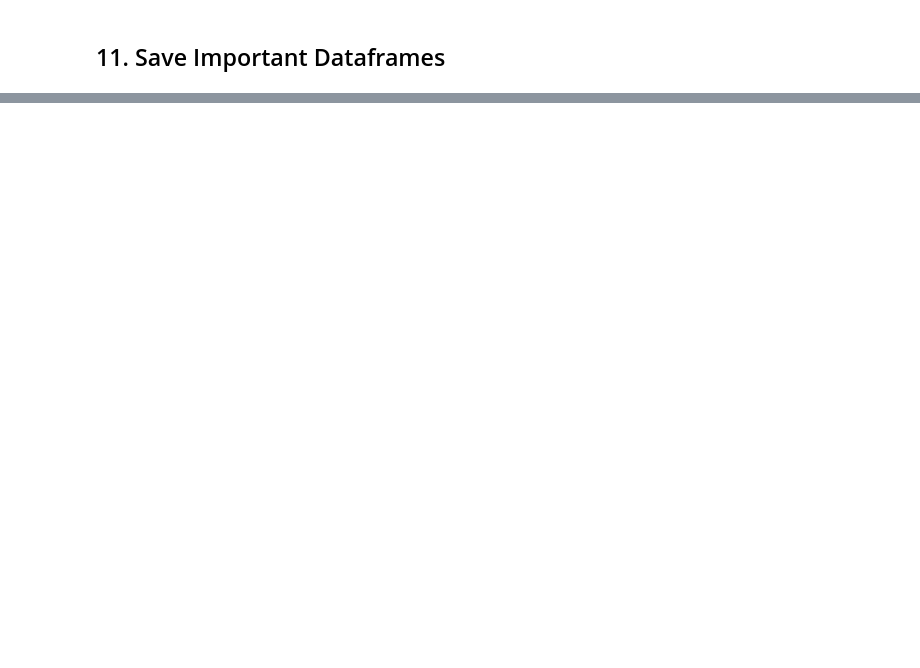
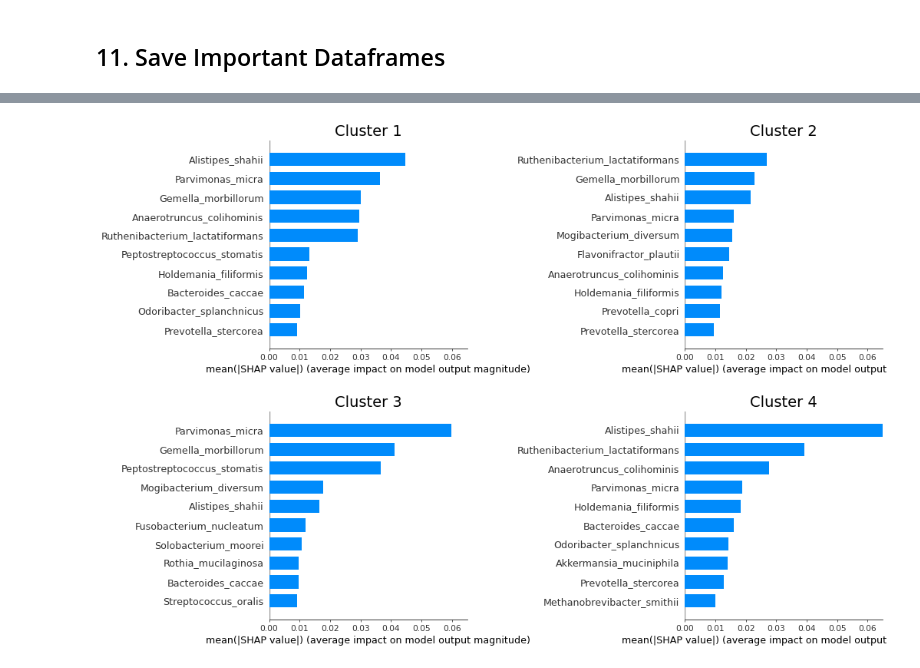
Before and after one commit to ryzary/shapmat, a Jupyter notebook: tutorial_1.ipynb, the cells around one changed output, grey strips where cells are left out. Drawn from its saved outputs; the diff is of its cells as text; code cells hidden in the pictures; blank space fills up the shorter version.

```diff
--- a/tutorial_1.ipynb
+++ b/tutorial_1.ipynb
@@ -281,0 +322,23 @@ CRC_kmeans_df.to_csv('output/CRC_cluster.csv')
+# %%
+n_clust=4
+nrows, ncols= 2, 2
+fig = plt.figure(figsize=(15,10),dpi=70)
+
+for i in range(1,n_clust+1):
+    ax = fig.add_subplot(nrows, ncols, i)
+    cluster_name=i
+    c_ids = cluster_assigned[cluster_assigned['cluster']==cluster_name].index.to_list()
+
+    shap_values_df_c = shap_values_df.loc[c_ids]
+    shap_values_c = shap_values_df_c.values # matrix
+    X_c = X_test_filtered[shap_values_df_c.columns].loc[c_ids]
+
+    shap.summary_plot(shap_values_c,X_c,show=False,plot_size=None, max_display=10,plot_type='bar')
+
+    plt.xlim((0,0.065))
+    plt.title(f'Cluster {cluster_name}',fontsize=20)
+
+plt.subplots_adjust(left=None, bottom=None, right=None, top=None, wspace=1.1, hspace=0.3)
+plt.savefig('output/cluster_feature_importance.png',bbox_inches='tight')
+# %% [output]
+[figure, added]
```
Also changed, not shown: parts of 14 cells of this notebook, 6 other files.
